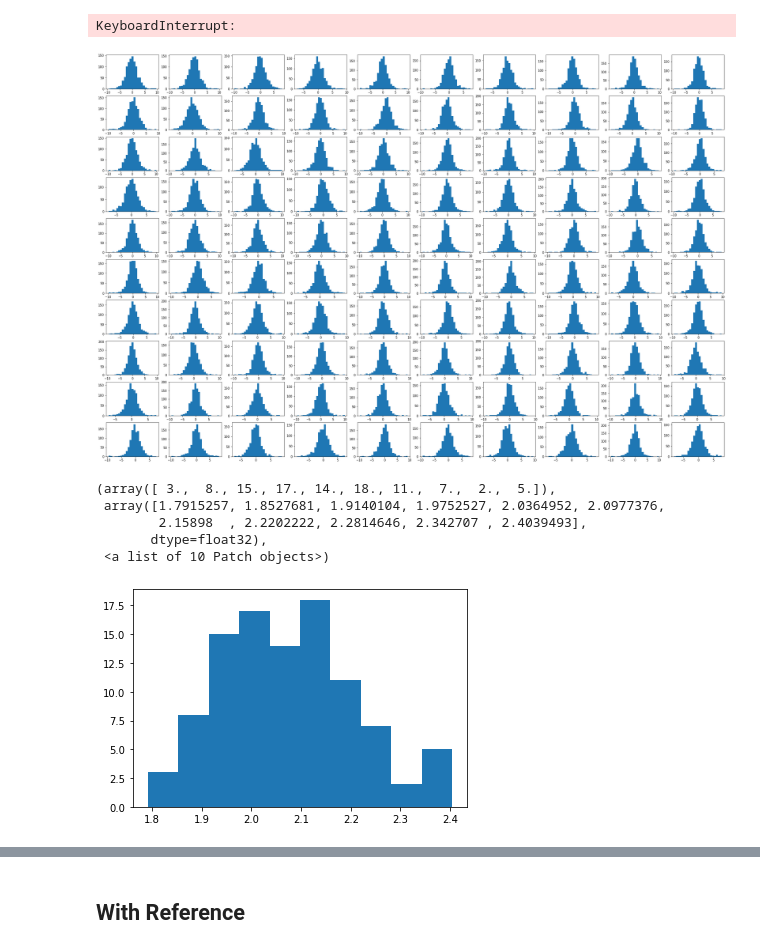
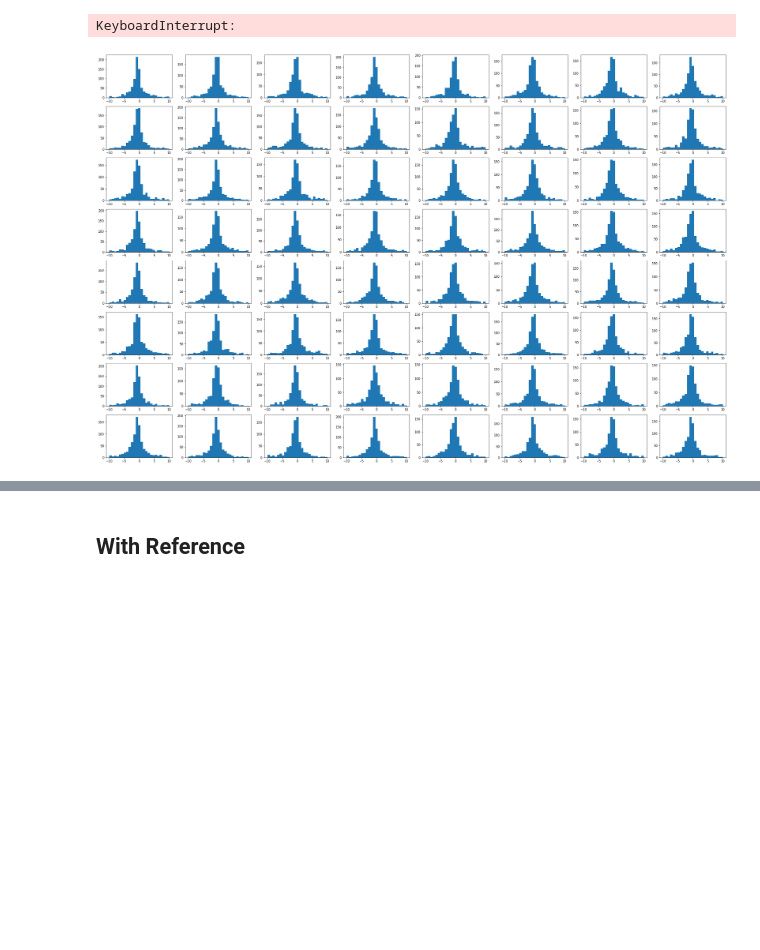
Before and after one commit to xushangning/cs386, a Jupyter notebook: 3-UHD/code/DCT_Judger.ipynb, the cells around one changed output, grey strips where cells are left out. Saved outputs shown, nothing was run; the diff lists cells and outputs as text; code cells hidden in the pictures; blank space fills up the shorter version.

```diff
--- a/3-UHD/code/DCT_Judger.ipynb
+++ b/3-UHD/code/DCT_Judger.ipynb
@@ -3,7 +3,7 @@ from utils import *
 from IPython.display import clear_output
 import matplotlib.pyplot as plt
 # %%
-imgs_4k = get_folder(callback=clear_output)
-imgs_1080bc = get_folder(folder='./images/1080P/bicubic/', callback=clear_output)
-imgs_720bc = get_folder(folder='./images/720P/bicubic/', callback=clear_output)
+imgs_4k = get_folder(callback=clear_output, num_img=2)
+imgs_1080bc = get_folder(folder='./images/1080P/bicubic/', callback=clear_output, num_img=2)
+imgs_720bc = get_folder(folder='./images/720P/bicubic/', callback=clear_output, num_img=2)
 # %% [output]
@@ -21,5 +21,5 @@ plt.imshow(img)
 # %%
-img = np.float32(imgs_4k[10, :, :, 1])
+img = np.float32(imgs_4k[0, :, :, 1])
 print(img.shape)
 plt.imshow(img)
 # %% [output]
@@ -99,7 +99,7 @@ plt.show()
 # %% [output]
 KeyboardInterrupt:
 # %%
-def vis_hist_all_tile(img, tile, n=10, bins=25, threshold=10, channel=0):
+def vis_hist_all_tile(img, tile, n=10, bins=25, threshold=20, channel=0):
     plt.figure(figsize=(36, 24))
     n = min(img.shape[0] // tile, img.shape[1] // tile, n)
     stds = []
@@ -107,24 +107,17 @@ def vis_hist_all_tile(img, tile, n=10, bins=25, threshold=10, channel=0):
         for j in range(n):
             plt.subplot(n, n, i*n+j+1)
             if len(img.shape) < 3:
-                dct = cv2.dct(np.float32(img[tile*i:tile*(i+1), tile*j:tile*(j+1)])).flatten()
+#                 dct = cv2.dct(np.float32(img[tile*i:tile*(i+1), tile*j:tile*(j+1)])).flatten()
+                dct = dct_tile(img, i, j, tile)
             else:
                 dct = cv2.dct(np.float32(img[tile*i:tile*(i+1), tile*j:tile*(j+1), channel])).flatten()
             dct = dct[abs(dct) < threshold]
             stds.append(np.std(dct))
-            plt.hist(dct, bins=bins)
+#             plt.hist(dct, bins=bins, range=(-threshold, threshold))
+            plt.hist(dct, bins=bins, range=(-10, 10))
     return stds
 # %%
-stds = vis_hist_all_tile(imgs_4k[0, :, :, 0], 32)
-plt.show()
-plt.figure()
-plt.hist(stds)
+stds_4k = vis_hist_all_tile(imgs_4k[0, :, :, 0], 32, n=8)
 # %% [output]
-[figure, old version]
+[figure, new version]
-(array([ 3.,  8., 15., 17., 14., 18., 11.,  7.,  2.,  5.]),
- array([1.7915257, 1.8527681, 1.9140104, 1.9752527, 2.0364952, 2.0977376,
-        2.15898  , 2.2202222, 2.2814646, 2.342707 , 2.4039493],
-       dtype=float32),
- <a list of 10 Patch objects>)
-[figure, removed]
 # %%
```
Also changed, not shown: parts of 6 cells of this notebook, 4 other files.
